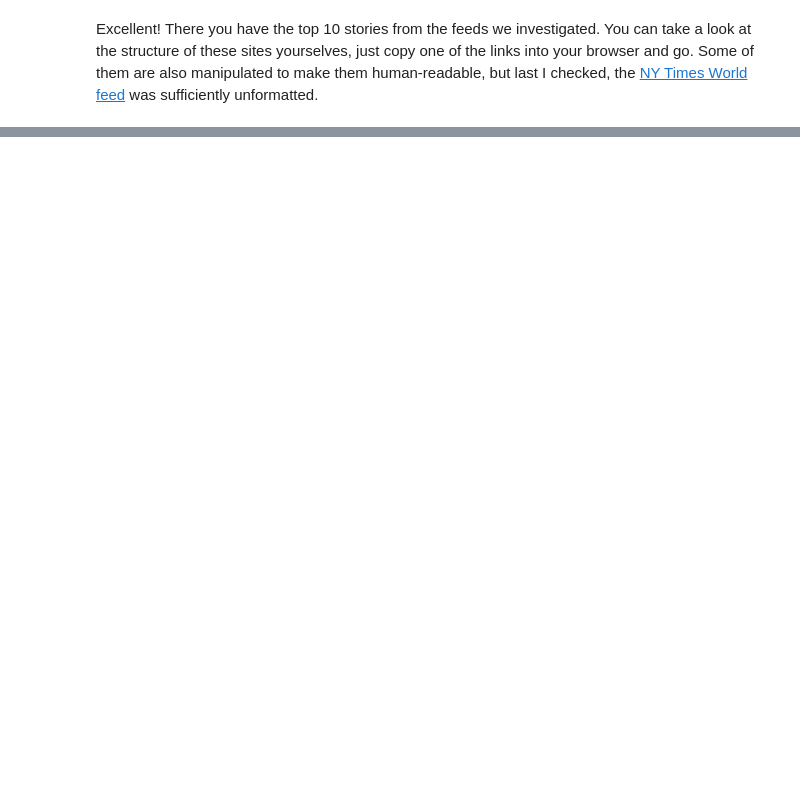
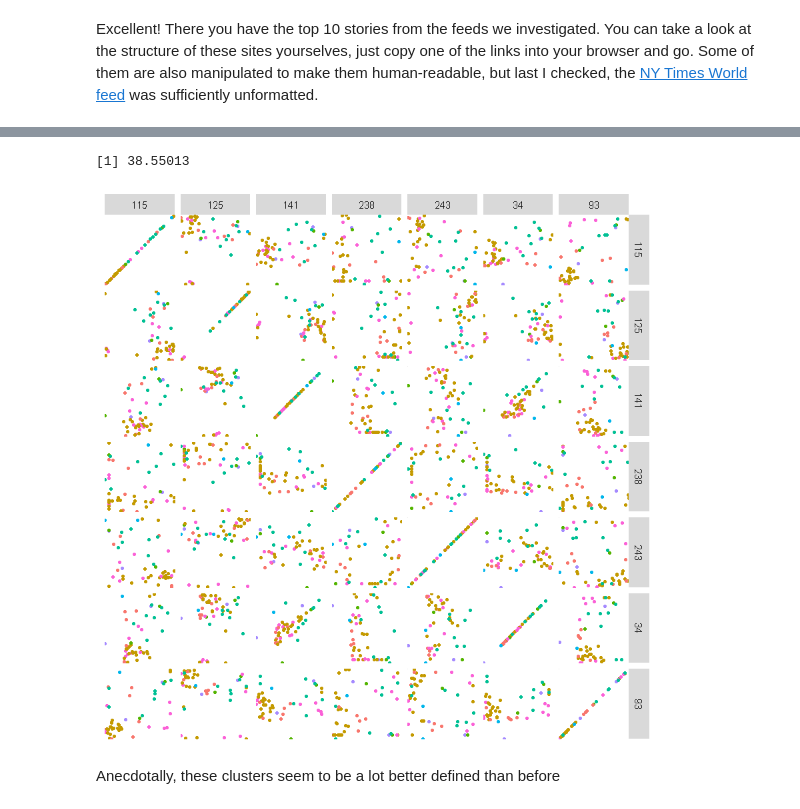
Before and after one commit to millerdw/millerdw.github.io, a Jupyter notebook: _notebooks/FindingTheWords_1/RSSandSimpleNaturalLanguageProcessing.ipynb, the cells around one changed output, grey strips where cells are left out. Saved outputs shown, nothing was run; the diff lists cells and outputs as text; code cells hidden in the pictures; blank space fills up the shorter version.

```diff
--- a/_notebooks/FindingTheWords_1/RSSandSimpleNaturalLanguageProcessing.ipynb
+++ b/_notebooks/FindingTheWords_1/RSSandSimpleNaturalLanguageProcessing.ipynb
@@ -388,0 +290,21 @@ View(result)
+# %%
+### SHORTCUT: store distances of each article to each article
+storeDistances <- function(corpus,distance) {
+    ## loop through all the combinations of text A vs text B
+    foreach(idA=names(corpus), .combine=cbind, .packages=c('foreach')) %dopar% {
+        foreach(idB=names(corpus), .combine=rbind) %do% {
+            ## similarity of A vs B is the same as B vs A, so only do one side here...
+            if(idA>idB) distance(corpus[[idA]],corpus[[idB]]) else 0.0
+        }
+    } %>% {
+        ## ...and fill in the gaps here
+        . + t(.)
+    } %>% {
+        colnames(.) <- names(corpus)
+        rownames(.) <- names(corpus)
+        .
+    }
+}
+
+distances <- storeDistances(corpus,distance)
+distances[1:15,1:10]
@@ -388,0 +598,16 @@ View(result)
+# %%
+## Shingling
+w <- 3
+shingles <-
+    foreach(text=corpus, combine=list, .packages=c('foreach')) %dopar% {
+        if (length(text)>(w-1)) {
+            c(foreach(i=1:(length(text)-(w-1)), combine=list) %do% {
+                    paste(c(text[i:(i+w-1)]), collapse="-")
+              },text)
+        }
+    } %>% {
+        names(.) <- names(corpus)
+        .
+    }
+
+shingles[[1]][1:10]
@@ -388,0 +638,4 @@ View(result)
+# %%
+shingleDistances <- storeDistances(shingles,distance)
+shingleResults <- cluster(shingles, K, G, shingleDistances)
+shingleResults$history
@@ -388,0 +675,10 @@ View(result)
+# %%
+clusterQuality(shingleDistances,shingleResults)
+# %% [output]
+[1] 38.55013
+# %%
+plotClusters(shingleDistances,shingleResults,7)
+# %% [output]
+[figure, added]
+# %% [markdown]
+Anecdotally, these clusters seem to be a lot better defined than before
```
Also changed, not shown: parts of 42 cells of this notebook, 5 other files.
